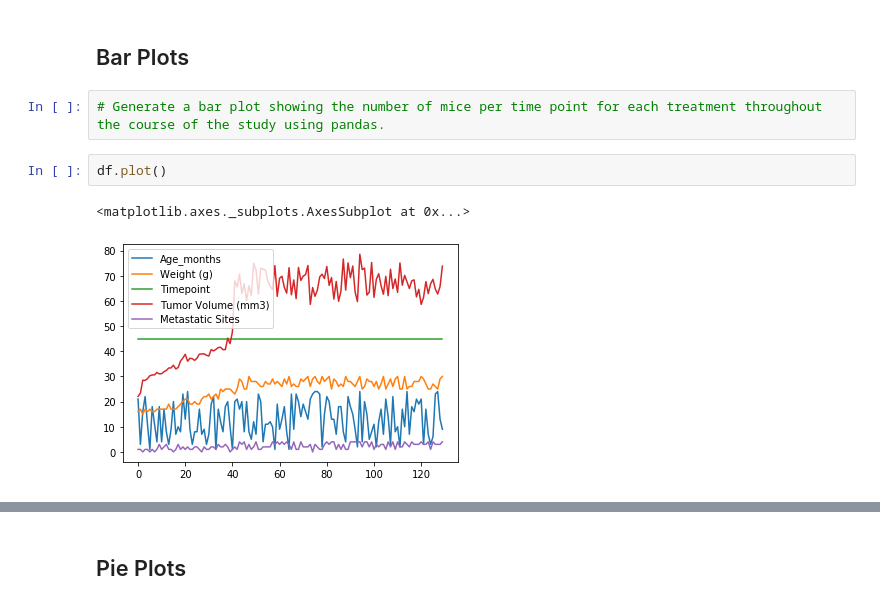
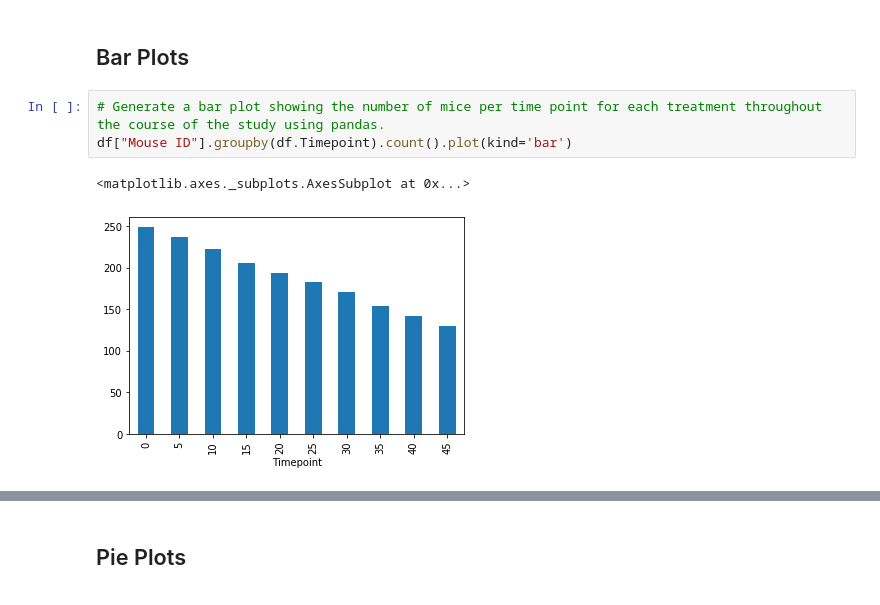
Before and after one commit to msheker/UCI_projects, a Jupyter notebook: matplotlib-challenge/Pymaceuticals/pymaceuticals_starter.ipynb, the cells around one changed output, grey strips where cells are left out. Saved outputs shown, nothing was run; the diff lists cells and outputs as text.

```diff
--- a/matplotlib-challenge/Pymaceuticals/pymaceuticals_starter.ipynb
+++ b/matplotlib-challenge/Pymaceuticals/pymaceuticals_starter.ipynb
@@ -82,10 +107,9 @@ df.describe()
 ## Bar Plots
 # %%
 # Generate a bar plot showing the number of mice per time point for each treatment throughout the course of the study using pandas.
+df["Mouse ID"].groupby(df.Timepoint).count().plot(kind='bar')
+# %% [output]
+<matplotlib.axes._subplots.AxesSubplot at 0x...>
+[figure, added]
-# %%
-df.plot()
-# %% [output]
-<matplotlib.axes._subplots.AxesSubplot at 0x...>
-[figure, removed]
 # %%
 # Generate a bar plot showing the number of mice per time point for each treatment throughout the course of the study using pyplot.
```
Also changed, not shown: parts of 13 cells of this notebook, 9 other files.
